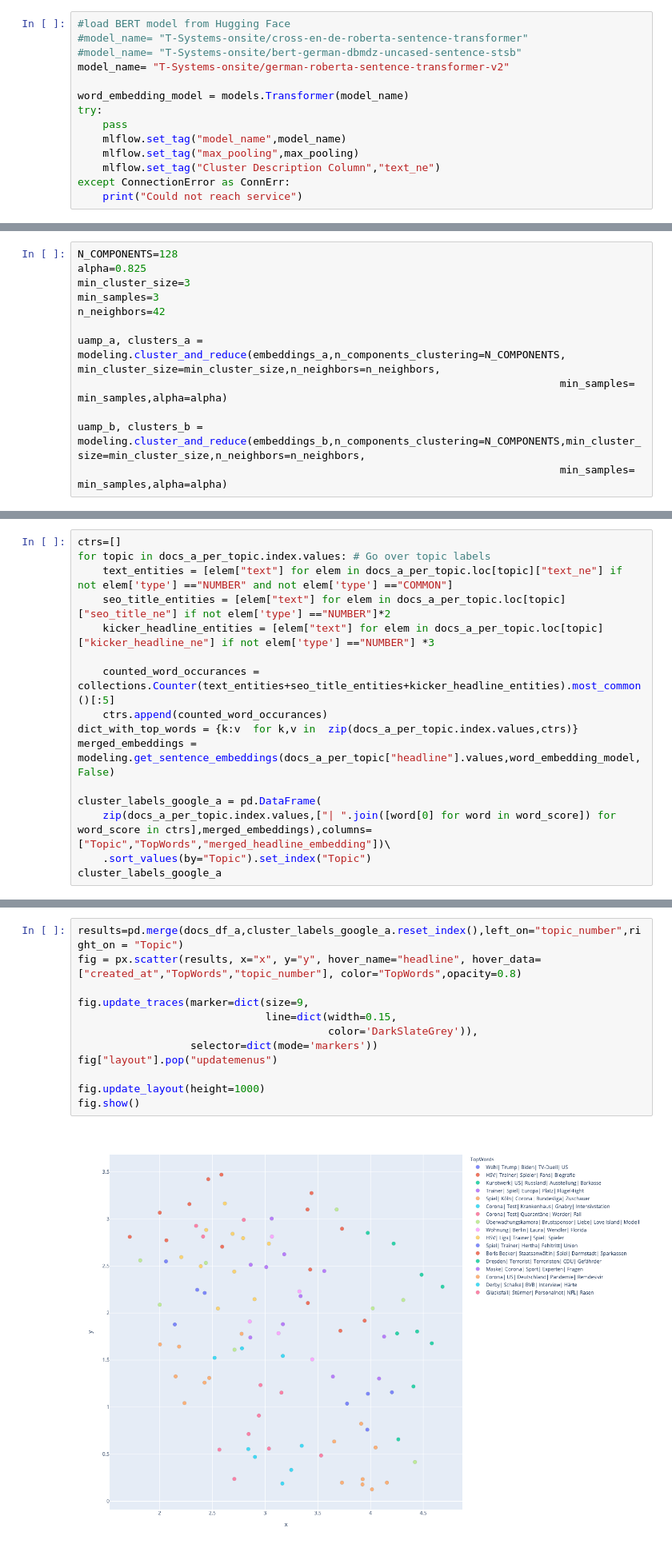
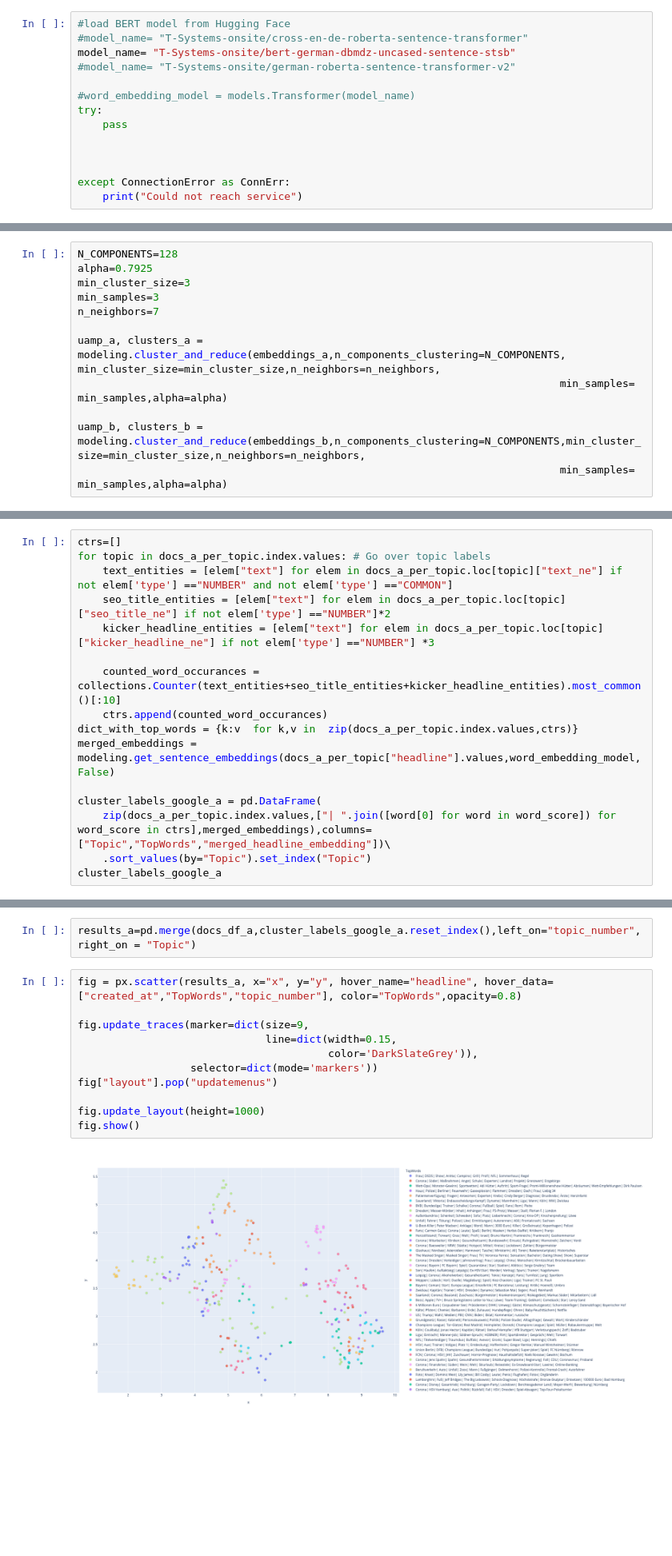
Before and after one commit to spring-media/ci-topic-thunder, a Jupyter notebook: notebooks/WindowedClustering.ipynb, the cells around one changed output, grey strips where cells are left out. Shown at 80% size. Cells and saved outputs as stored; diff of their text form; blank space fills up the shorter version.

```diff
--- a/notebooks/WindowedClustering.ipynb
+++ b/notebooks/WindowedClustering.ipynb
@@ -66,15 +64,15 @@ common_for_both = len(sets[0] & sets[1])
 # %%
 #load BERT model from Hugging Face
 #model_name= "T-Systems-onsite/cross-en-de-roberta-sentence-transformer"
-#model_name= "T-Systems-onsite/bert-german-dbmdz-uncased-sentence-stsb"
-model_name= "T-Systems-onsite/german-roberta-sentence-transformer-v2"
+model_name= "T-Systems-onsite/bert-german-dbmdz-uncased-sentence-stsb"
+#model_name= "T-Systems-onsite/german-roberta-sentence-transformer-v2"
 
-word_embedding_model = models.Transformer(model_name)
+#word_embedding_model = models.Transformer(model_name)
 try:
     pass
-    mlflow.set_tag("model_name",model_name)
-    mlflow.set_tag("max_pooling",max_pooling)
-    mlflow.set_tag("Cluster Description Column","text_ne")
+
+
+
 except ConnectionError as ConnErr:
     print("Could not reach service")
 # %%
@@ -89,9 +81,9 @@ embeddings_b = modeling.get_sentence_embeddings(pdf_b,word_embedding_model)
 # %%
 N_COMPONENTS=128
-alpha=0.825
+alpha=0.7925
 min_cluster_size=3
 min_samples=3
-n_neighbors=42
+n_neighbors=7
 
 uamp_a, clusters_a = modeling.cluster_and_reduce(embeddings_a,n_components_clustering=N_COMPONENTS, min_cluster_size=min_cluster_size,n_neighbors=n_neighbors,
                                                                              min_samples= min_samples,alpha=alpha)
@@ -162,7 +149,7 @@ for topic in docs_a_per_topic.index.values: # Go over topic labels
     seo_title_entities = [elem["text"] for elem in docs_a_per_topic.loc[topic]["seo_title_ne"] if not elem['type'] =="NUMBER"]*2
     kicker_headline_entities = [elem["text"] for elem in docs_a_per_topic.loc[topic]["kicker_headline_ne"] if not elem['type'] =="NUMBER"] *3
 
-    counted_word_occurances = collections.Counter(text_entities+seo_title_entities+kicker_headline_entities).most_common()[:5]
+    counted_word_occurances = collections.Counter(text_entities+seo_title_entities+kicker_headline_entities).most_common()[:10]
     ctrs.append(counted_word_occurances)
 dict_with_top_words = {k:v  for k,v in  zip(docs_a_per_topic.index.values,ctrs)}
 merged_embeddings = modeling.get_sentence_embeddings(docs_a_per_topic["headline"].values,word_embedding_model,False)
@@ -232,14 +220,15 @@ cluster_labels_google_b
+# %%
+results_a=pd.merge(docs_df_a,cluster_labels_google_a.reset_index(),left_on="topic_number",right_on = "Topic")
 # %%
-results=pd.merge(docs_df_a,cluster_labels_google_a.reset_index(),left_on="topic_number",right_on = "Topic")
-fig = px.scatter(results, x="x", y="y", hover_name="headline", hover_data=["created_at","TopWords","topic_number"], color="TopWords",opacity=0.8)
+fig = px.scatter(results_a, x="x", y="y", hover_name="headline", hover_data=["created_at","TopWords","topic_number"], color="TopWords",opacity=0.8)
 
 fig.update_traces(marker=dict(size=9,
                               line=dict(width=0.15,
                                         color='DarkSlateGrey')),
                   selector=dict(mode='markers'))
 fig["layout"].pop("updatemenus")
 
 fig.update_layout(height=1000)
 fig.show()
 # %% [output]
-[figure, old version]
+[figure, new version]
```
Also changed, not shown: parts of 20 cells of this notebook, 3 other files.
